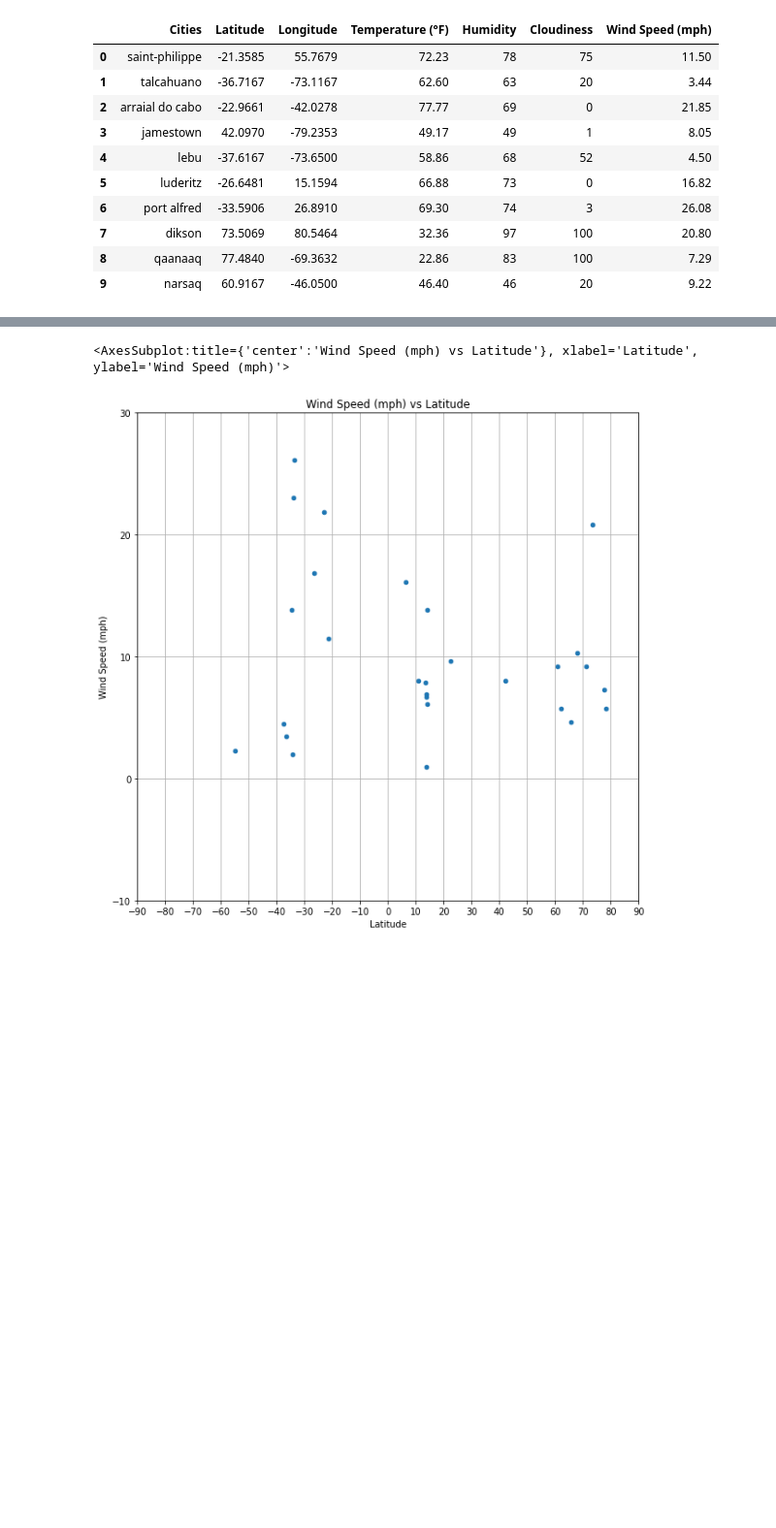
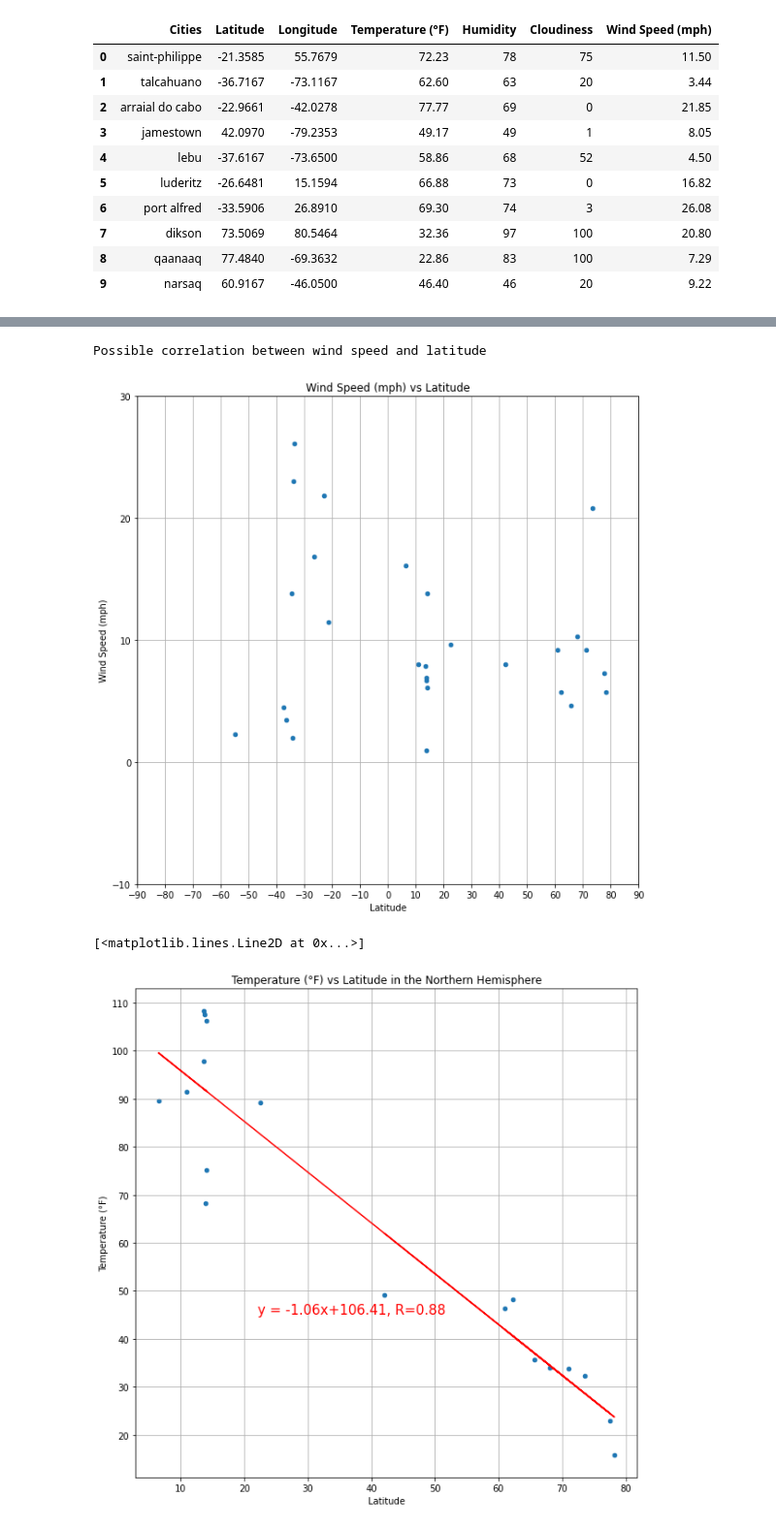
Before and after one commit to JuanjoFernandez/python-api-challenge, a Jupyter notebook: WeatherPy/WeatherPy.ipynb, the cells around one changed output, grey strips where cells are left out. Shown at 97% size. Drawn from its saved outputs; the diff is of its cells as text; code cells hidden in the pictures; blank space fills up the shorter version.

```diff
--- a/WeatherPy/WeatherPy.ipynb
+++ b/WeatherPy/WeatherPy.ipynb
@@ -210,6 +217,40 @@ yticks = np.arange(min_wind, max_wind, 10)
 
 clean_weather_df.plot(kind="scatter", x="Latitude", y="Wind Speed (mph)", grid=True, figsize=(10,10),
                   title="Wind Speed (mph) vs Latitude", xticks= xticks, yticks= yticks)
+
+print ("Possible correlation between wind speed and latitude")
 # %% [output]
-<AxesSubplot:title={'center':'Wind Speed (mph) vs Latitude'}, xlabel='Latitude', ylabel='Wind Speed (mph)'>
+Possible correlation between wind speed and latitude
 [figure]
+# %%
+# Plotting Northern Hemisphere - Temperature (F) vs. Latitude
+
+# Splitting the dataframe into north and south hemisphere
+north_df = clean_weather_df.loc[clean_weather_df['Latitude'] >= 0]
+south_df = clean_weather_df.loc[clean_weather_df['Latitude'] < 0]
+
+# Plot parameters
+
+# X axis is fixed to show all possible latitude values
+xticks = np.arange(0,100,10)
+
+# Y axis will contain max/min temp values rounded to the closest 10
+min_temp = (round(clean_weather_df['Temperature (°F)'].min()/10, 0))*10 - 10
+max_temp = (round(clean_weather_df['Temperature (°F)'].max()/10,0))*10 + 10
+yticks = np.arange(min_temp, max_temp, 10)
+
+north_df.plot(kind="scatter", x="Latitude", y="Temperature (°F)", grid=True, figsize=(10,10),
+                  title="Temperature (°F) vs Latitude in the Northern Hemisphere", xticks= xticks, yticks= yticks)
+
+# Setting x and y for line
+x_values = north_df['Latitude']
+y_values = north_df['Temperature (°F)']
+(m, b, r, p, stderr) = st.stats.linregress(x_values, y_values)
+
+# Building the line
+line_eq = 'y = ' + str(round(m, 2)) + 'x+' + str(round (b, 2))
+plt.annotate(line_eq + ', R=' + str(round(r**2, 2)),(22.1,45.2), fontsize=15,color="red")
+plt.plot(x_values, m*x_values + b, color ='r')
+# %% [output]
+[<matplotlib.lines.Line2D at 0x...>]
+[figure, added]
```
Also changed, not shown: parts of 11 cells of this notebook, 1 other file.
